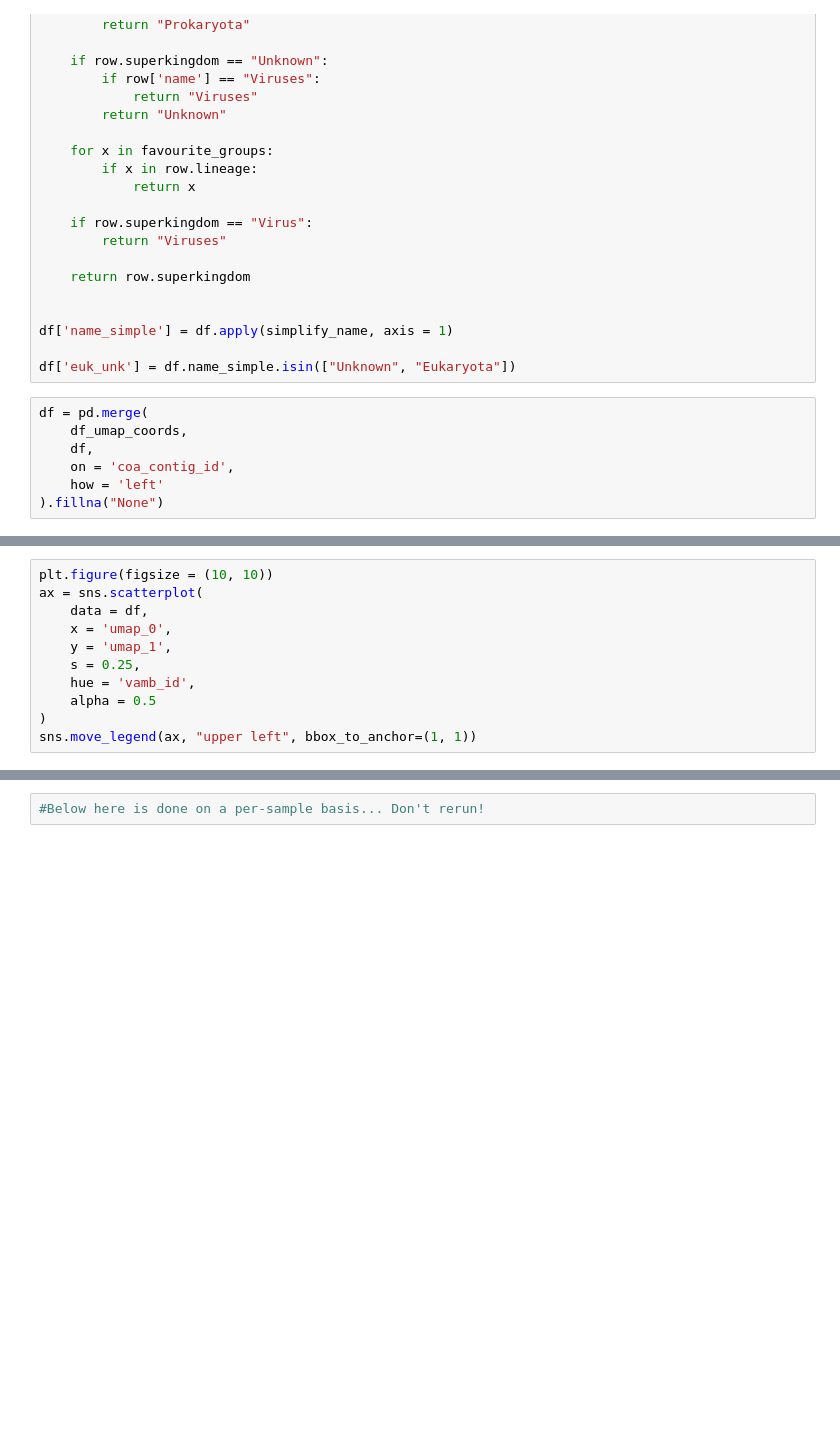
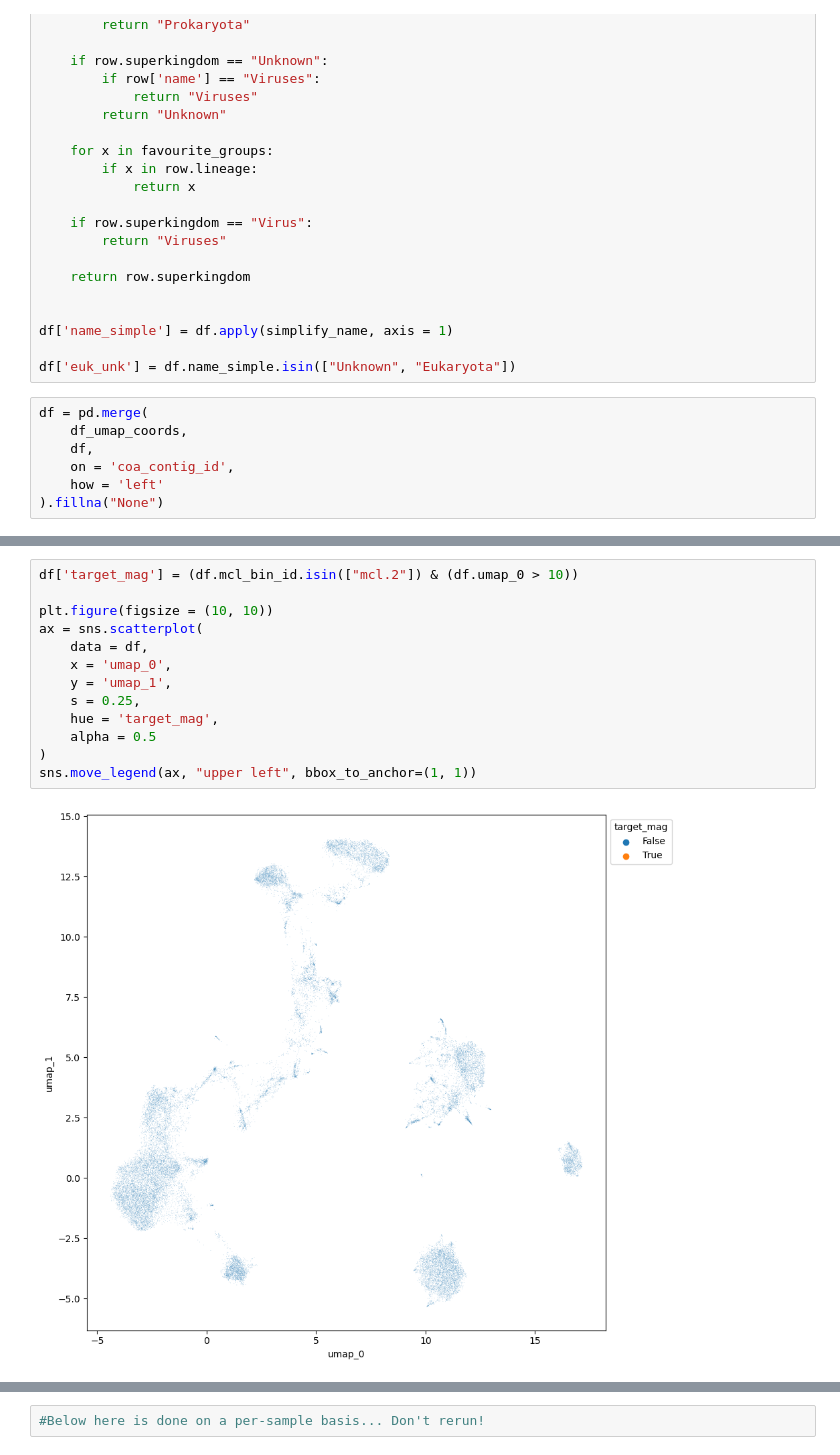
Before and after one commit to willboulton/mosaic-workflows, a Jupyter notebook: workflow/notebooks/plot_vamb_coassembly.ipynb, the cells around one changed output, grey strips where cells are left out. Saved outputs shown, nothing was run; the diff lists cells and outputs as text; blank space fills up the shorter version.

```diff
--- a/workflow/notebooks/plot_vamb_coassembly.ipynb
+++ b/workflow/notebooks/plot_vamb_coassembly.ipynb
@@ -191,11 +247,15 @@ sns.move_legend(ax, "upper left", bbox_to_anchor=(1, 1))
 # %%
+df['target_mag'] = (df.mcl_bin_id.isin(["mcl.2"]) & (df.umap_0 > 10))
+
 plt.figure(figsize = (10, 10))
 ax = sns.scatterplot(
     data = df,
     x = 'umap_0',
     y = 'umap_1',
     s = 0.25,
-    hue = 'vamb_id',
+    hue = 'target_mag',
     alpha = 0.5
 )
 sns.move_legend(ax, "upper left", bbox_to_anchor=(1, 1))
+# %% [output]
+[figure, added]
```
Also changed, not shown: parts of 19 cells of this notebook, 12 other files.
